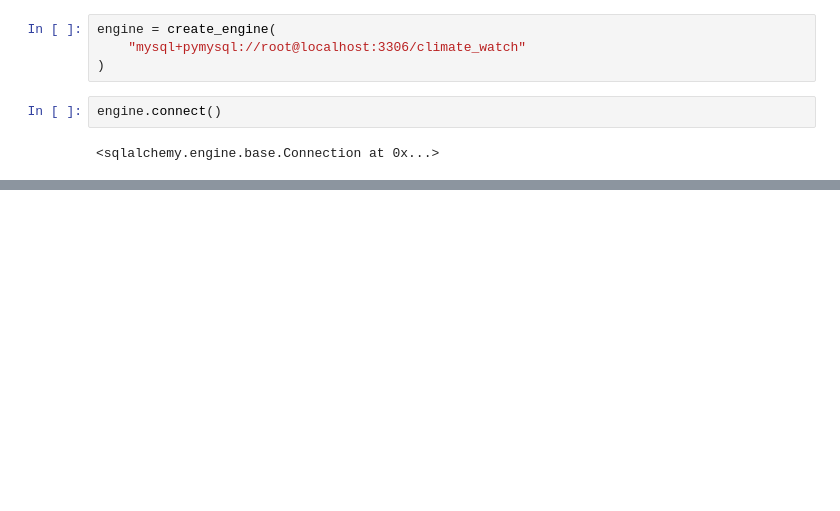
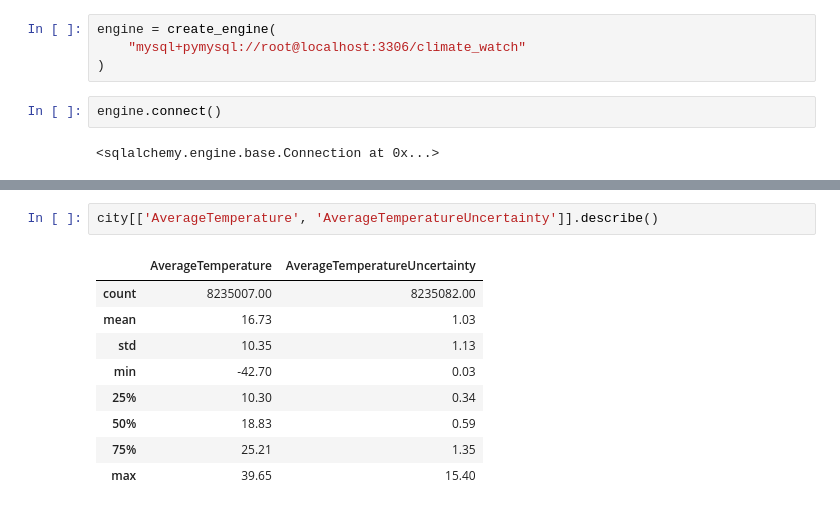
Before and after one commit to rafschmeits/nieuwe-datascience, a Jupyter notebook: climate-watch/climate_watch.ipynb, the cells around one changed output, grey strips where cells are left out. Saved outputs shown, nothing was run; the diff lists cells and outputs as text; blank space fills up the shorter version.

```diff
--- a/climate-watch/climate_watch.ipynb
+++ b/climate-watch/climate_watch.ipynb
@@ -73,0 +60,12 @@ ModuleNotFoundError: No module named 'pandas'
+# %%
+city[['AverageTemperature', 'AverageTemperatureUncertainty']].describe()
+# %% [output]
+|  | AverageTemperature | AverageTemperatureUncertainty |
+| count | 8235007.00 | 8235082.00 |
+| mean | 16.73 | 1.03 |
+| std | 10.35 | 1.13 |
+| min | -42.70 | 0.03 |
+| 25% | 10.30 | 0.34 |
+| 50% | 18.83 | 0.59 |
+| 75% | 25.21 | 1.35 |
+| max | 39.65 | 15.40 |
```
Also changed, not shown: parts of 14 cells of this notebook.
